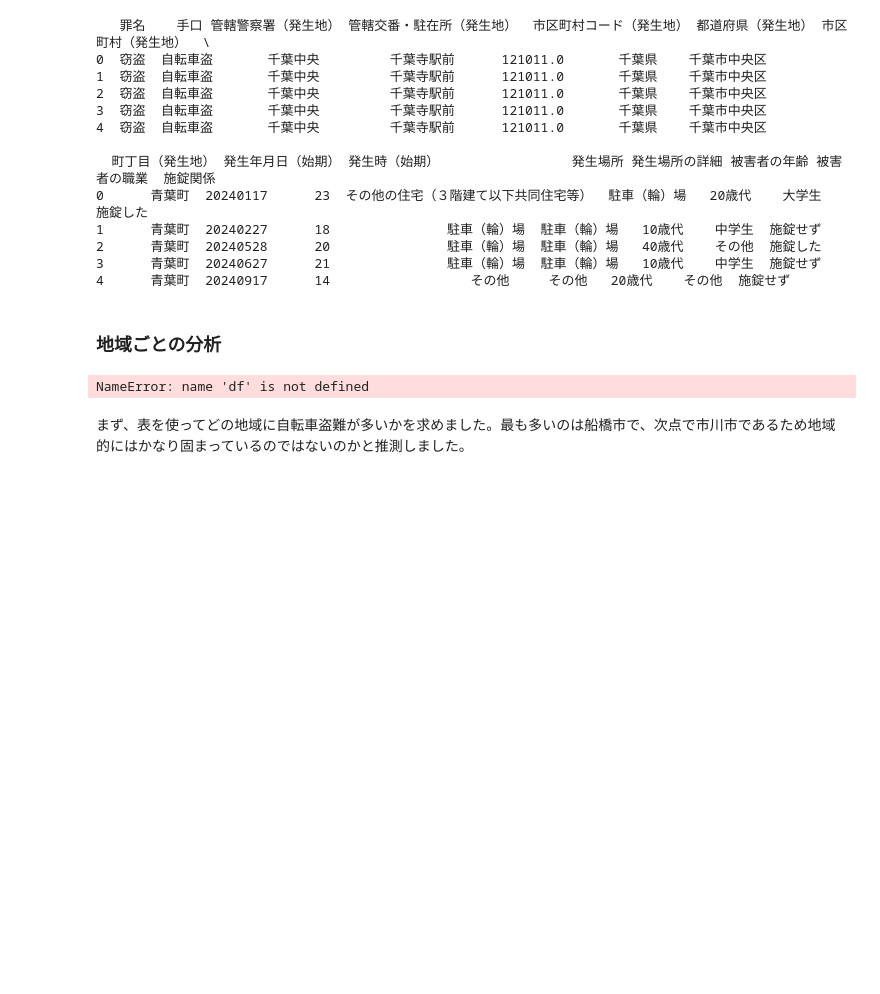
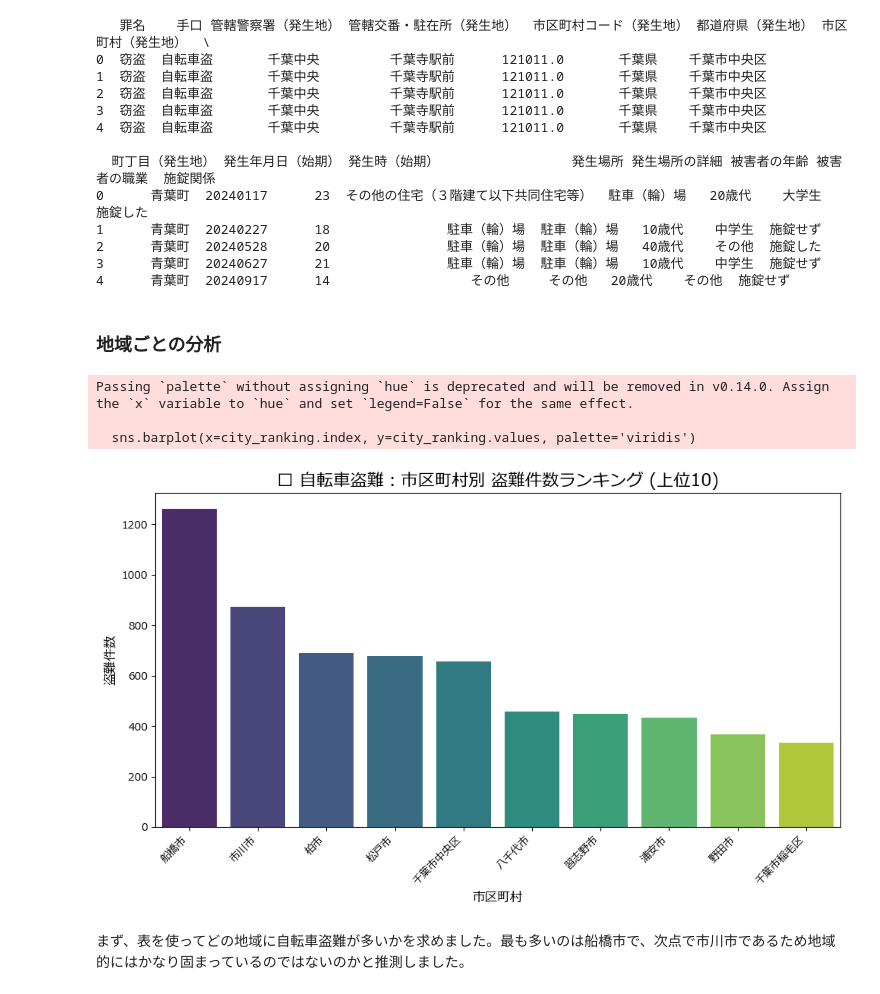
Before and after one commit to a250890y-cmd/Yu_Peach, a Jupyter notebook: bikecycle/bikecycle.ipynb, the cells around one changed output. Drawn from its saved outputs; the diff is of its cells as text; code cells hidden in the pictures; blank space fills up the shorter version.

```diff
--- a/bikecycle/bikecycle.ipynb
+++ b/bikecycle/bikecycle.ipynb
@@ -22,21 +22,38 @@ print(bike.head())
 # %% [markdown]
 ### 地域ごとの分析
 # %%
+import pandas as pd
+import matplotlib.pyplot as plt
+import seaborn as sns # Seabornをインポート
+
+# --- 日本語設定 ---
+plt.rcParams['font.family'] = 'Meiryo'
+plt.rcParams['axes.unicode_minus'] = False
+
+# CSVファイルを読み込み、dfを定義する (NameError対策)
+# 環境に合わせてファイル名を指定
+df = pd.read_csv("bikecycle.csv")
+
 # 市区町村別の件数を集計し、降順でソート
 city_ranking = df['市区町村（発生地）'].value_counts().head(10)
 
 # グラフの描画
 plt.figure(figsize=(10, 6))
 # Seabornを使って描画（見やすさのため）
 sns.barplot(x=city_ranking.index, y=city_ranking.values, palette='viridis')
+
 plt.title('📍 自転車盗難：市区町村別 盗難件数ランキング (上位10)', fontsize=16)
 plt.xlabel('市区町村', fontsize=12)
 plt.ylabel('盗難件数', fontsize=12)
+# ラベルが重ならないように回転
 plt.xticks(rotation=45, ha='right')
 plt.tight_layout()
 plt.show()
 # %% [output]
-NameError: name 'df' is not defined
+Passing `palette` without assigning `hue` is deprecated and will be removed in v0.14.0. Assign the `x` variable to `hue` and set `legend=False` for the same effect.
+
+  sns.barplot(x=city_ranking.index, y=city_ranking.values, palette='viridis')
+[figure, added]
 # %% [markdown]
 まず、表を使ってどの地域に自転車盗難が多いかを求めました。最も多いのは船橋市で、次点で市川市であるため地域的にはかなり固まっているのではないのかと推測しました。
 # %% [markdown]
```
